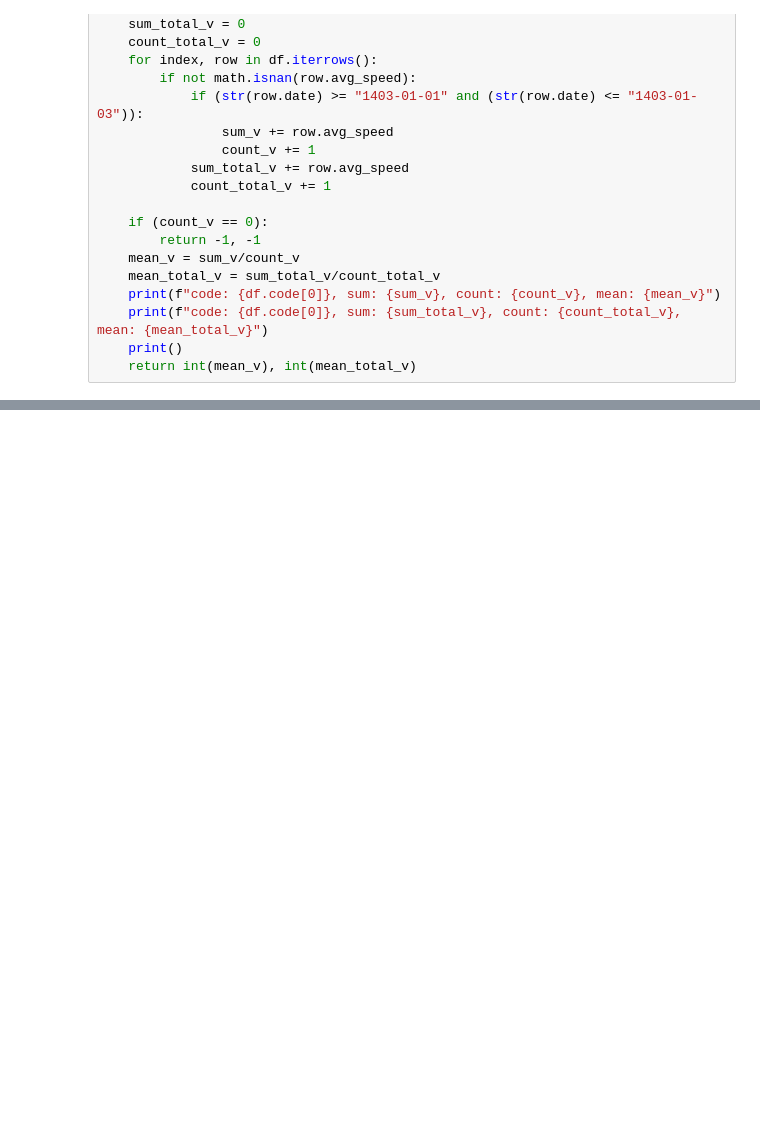
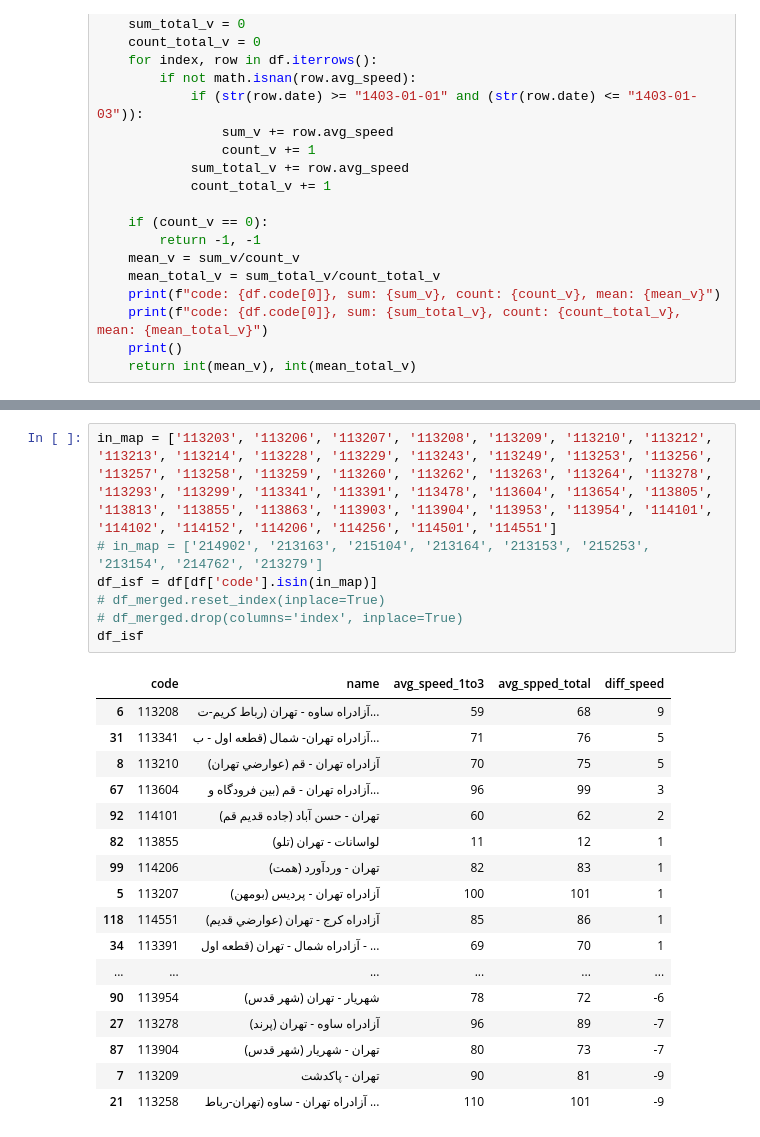
Before and after one commit to Kafsh-e-Mardane-Varzeshi-Hypo-Test-Team/RA_P1, a Jupyter notebook: phase_01/find_mean_speed_sorted.ipynb, the cells around one changed output, grey strips where cells are left out. Saved outputs shown, nothing was run; the diff lists cells and outputs as text; blank space fills up the shorter version.

```diff
--- a/phase_01/find_mean_speed_sorted.ipynb
+++ b/phase_01/find_mean_speed_sorted.ipynb
@@ -75,0 +62,25 @@ code: 974253, sum: 1761, count: 40, mean: 44.025
+# %%
+in_map = ['113203', '113206', '113207', '113208', '113209', '113210', '113212', '113213', '113214', '113228', '113229', '113243', '113249', '113253', '113256', '113257', '113258', '113259', '113260', '113262', '113263', '113264', '113278', '113293', '113299', '113341', '113391', '113478', '113604', '113654', '113805', '113813', '113855', '113863', '113903', '113904', '113953', '113954', '114101', '114102', '114152', '114206', '114256', '114501', '114551']
+# in_map = ['214902', '213163', '215104', '213164', '213153', '215253', '213154', '214762', '213279']
+df_isf = df[df['code'].isin(in_map)]
+# df_merged.reset_index(inplace=True)
+# df_merged.drop(columns='index', inplace=True)
+df_isf
+# %% [output]
+|  | code | name | avg_speed_1to3 | avg_spped_total | diff_speed |
+| 6 | 113208 | آزادراه ساوه - تهران (رباط کريم-ت... | 59 | 68 | 9 |
+| 31 | 113341 | آزادراه تهران- شمال (قطعه اول - ب... | 71 | 76 | 5 |
+| 8 | 113210 | آزادراه تهران - قم (عوارضي تهران) | 70 | 75 | 5 |
+| 67 | 113604 | آزادراه تهران - قم (بين فرودگاه و... | 96 | 99 | 3 |
+| 92 | 114101 | تهران - حسن آباد (جاده قديم قم) | 60 | 62 | 2 |
+| 82 | 113855 | لواسانات - تهران (تلو) | 11 | 12 | 1 |
+| 99 | 114206 | تهران - وردآورد (همت) | 82 | 83 | 1 |
+| 5 | 113207 | آزادراه تهران - پرديس (بومهن) | 100 | 101 | 1 |
+| 118 | 114551 | آزادراه کرج - تهران (عوارضي قديم) | 85 | 86 | 1 |
+| 34 | 113391 | آزادراه شمال - تهران (قطعه اول - ... | 69 | 70 | 1 |
+| ... | ... | ... | ... | ... | ... |
+| 90 | 113954 | شهريار - تهران (شهر قدس) | 78 | 72 | -6 |
+| 27 | 113278 | آزادراه ساوه - تهران (پرند) | 96 | 89 | -7 |
+| 87 | 113904 | تهران - شهريار (شهر قدس) | 80 | 73 | -7 |
+| 7 | 113209 | تهران - پاکدشت | 90 | 81 | -9 |
+| 21 | 113258 | آزادراه تهران - ساوه (تهران-رباط ... | 110 | 101 | -9 |
```
Also changed, not shown: parts of 2 cells of this notebook, 24 other files.
